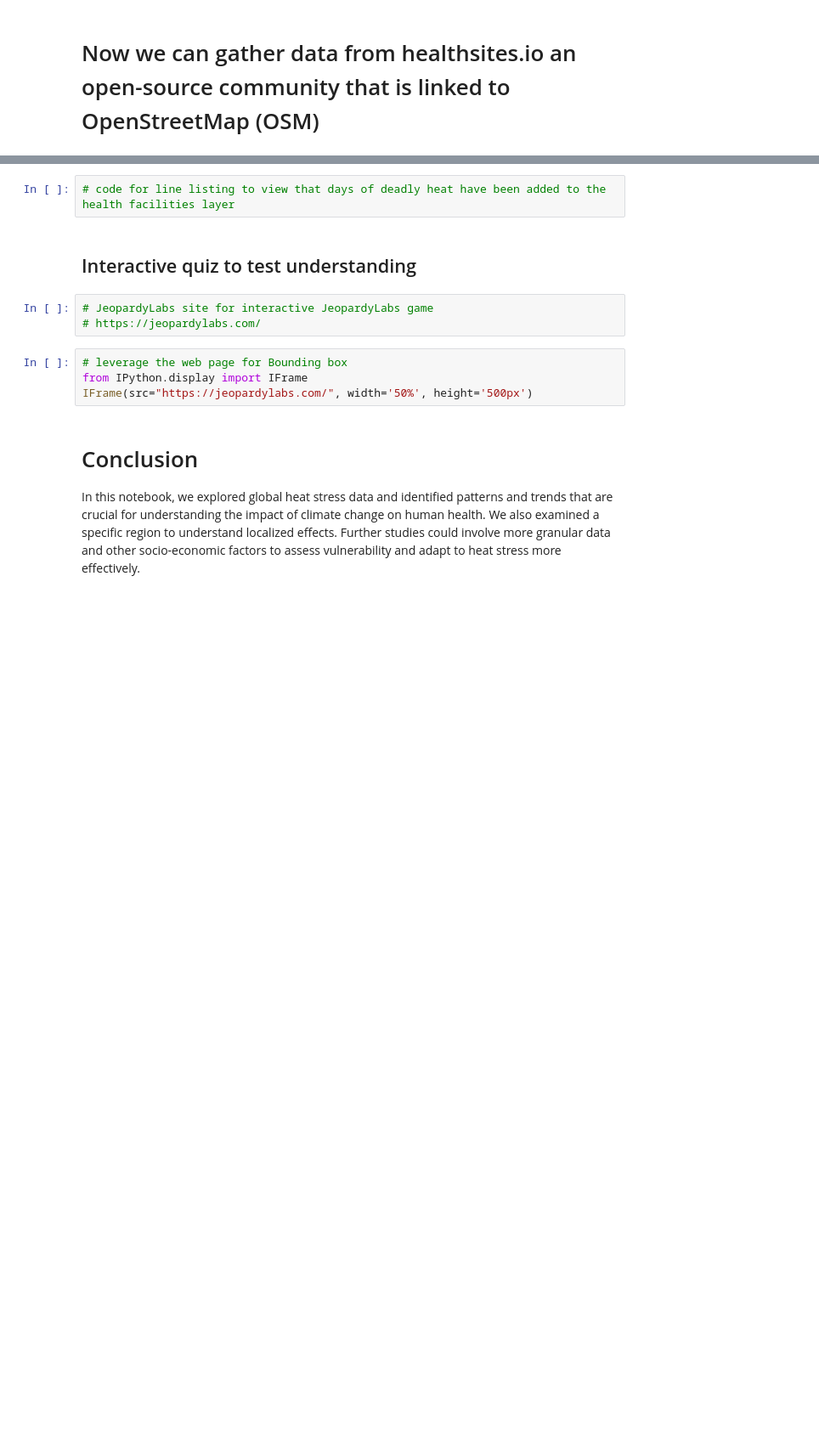
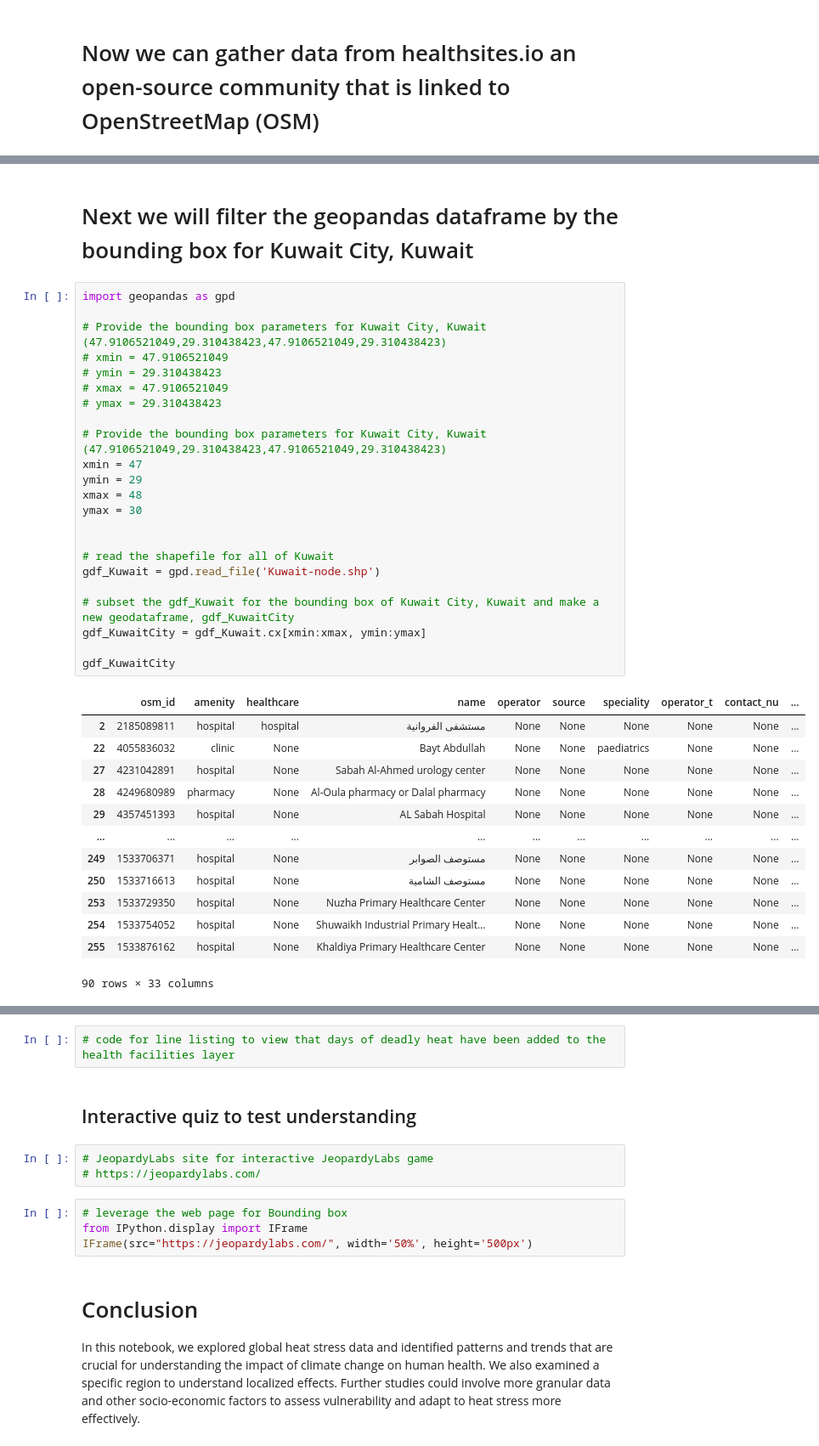
Before and after one commit to PHI-Case-Studies/2024-Climate-Heat-Stress, a Jupyter notebook: NB01-Introduction-Background-Data-Management.ipynb, the cells around one changed output, grey strips where cells are left out. Shown at 85% size. Saved outputs shown, nothing was run; the diff lists cells and outputs as text; blank space fills up the shorter version.

```diff
--- a/NB01-Introduction-Background-Data-Management.ipynb
+++ b/NB01-Introduction-Background-Data-Management.ipynb
@@ -570,0 +619,39 @@ plt.show()
+# %% [markdown]
+# Next we will filter the geopandas dataframe by the bounding box for Kuwait City, Kuwait
+# %%
+import geopandas as gpd
+
+# Provide the bounding box parameters for Kuwait City, Kuwait (47.9106521049,29.310438423,47.9106521049,29.310438423)
+# xmin = 47.9106521049
+# ymin = 29.310438423
+# xmax = 47.9106521049
+# ymax = 29.310438423
+
+# Provide the bounding box parameters for Kuwait City, Kuwait (47.9106521049,29.310438423,47.9106521049,29.310438423)
+xmin = 47
+ymin = 29
+xmax = 48
+ymax = 30
+
+
+# read the shapefile for all of Kuwait
+gdf_Kuwait = gpd.read_file('Kuwait-node.shp')
+
+# subset the gdf_Kuwait for the bounding box of Kuwait City, Kuwait and make a new geodataframe, gdf_KuwaitCity
+gdf_KuwaitCity = gdf_Kuwait.cx[xmin:xmax, ymin:ymax]
+
+gdf_KuwaitCity
+# %% [output]
+|  | osm_id | amenity | healthcare | name | operator | source | speciality | operator_t | contact_nu | ... |
+| 2 | 2185089811 | hospital | hospital | مستشفى الفروانية | None | None | None | None | None | ... |
+| 22 | 4055836032 | clinic | None | Bayt Abdullah | None | None | paediatrics | None | None | ... |
+| 27 | 4231042891 | hospital | None | Sabah Al-Ahmed urology center | None | None | None | None | None | ... |
+| 28 | 4249680989 | pharmacy | None | Al-Oula pharmacy or Dalal pharmacy | None | None | None | None | None | ... |
+| 29 | 4357451393 | hospital | None | AL Sabah Hospital | None | None | None | None | None | ... |
+| ... | ... | ... | ... | ... | ... | ... | ... | ... | ... | ... |
+| 249 | 1533706371 | hospital | None | مستوصف الصوابر | None | None | None | None | None | ... |
+| 250 | 1533716613 | hospital | None | مستوصف الشامية | None | None | None | None | None | ... |
+| 253 | 1533729350 | hospital | None | Nuzha Primary Healthcare Center | None | None | None | None | None | ... |
+| 254 | 1533754052 | hospital | None | Shuwaikh Industrial Primary Healt... | None | None | None | None | None | ... |
+| 255 | 1533876162 | hospital | None | Khaldiya Primary Healthcare Center | None | None | None | None | None | ... |
+90 rows × 33 columns
```
Also changed, not shown: parts of 22 cells of this notebook.
